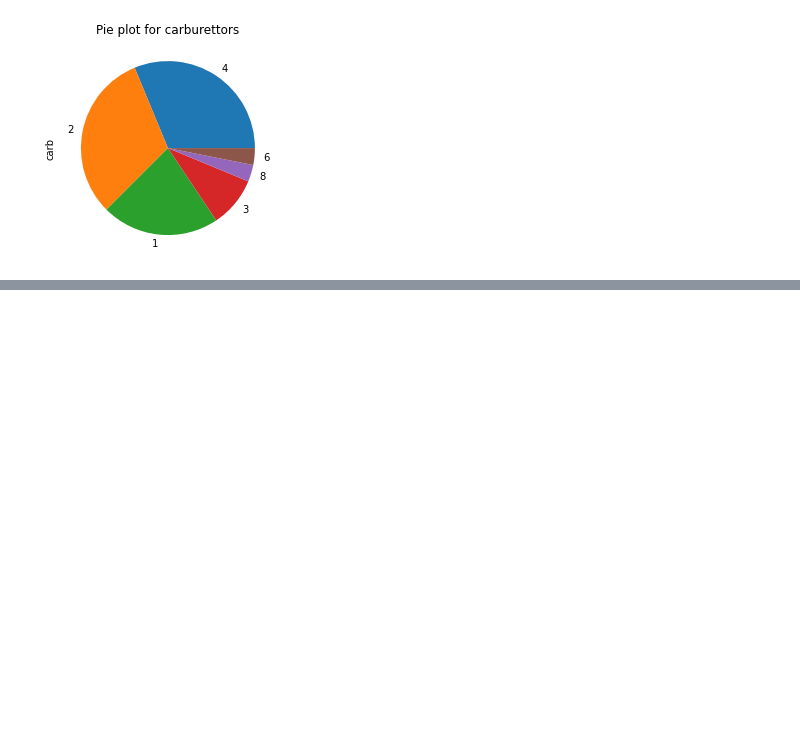
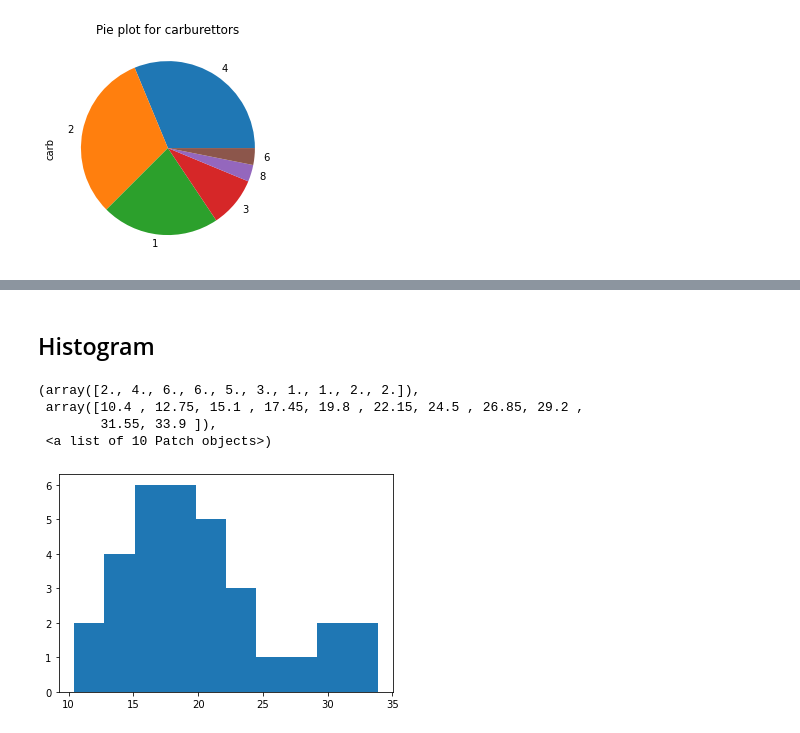
Before and after one commit to Pradnya1208/Data-Science, a Jupyter notebook: Visualizations_Python/matplotlib/Visualizations_python.ipynb, the cells around one changed output, grey strips where cells are left out. Saved outputs shown, nothing was run; the diff lists cells and outputs as text; code cells hidden in the pictures; blank space fills up the shorter version.

```diff
--- a/Visualizations_Python/matplotlib/Visualizations_python.ipynb
+++ b/Visualizations_Python/matplotlib/Visualizations_python.ipynb
@@ -119,0 +123,10 @@ Text(0.5, 1.0, 'Pie plot for carburettors')
+# %% [markdown]
+## Histogram
+# %%
+plt.hist(cars['mpg'])
+# %% [output]
+(array([2., 4., 6., 6., 5., 3., 1., 1., 2., 2.]),
+ array([10.4 , 12.75, 15.1 , 17.45, 19.8 , 22.15, 24.5 , 26.85, 29.2 ,
+        31.55, 33.9 ]),
+ <a list of 10 Patch objects>)
+[figure, added]
```
Also changed, not shown: parts of 12 cells of this notebook.
